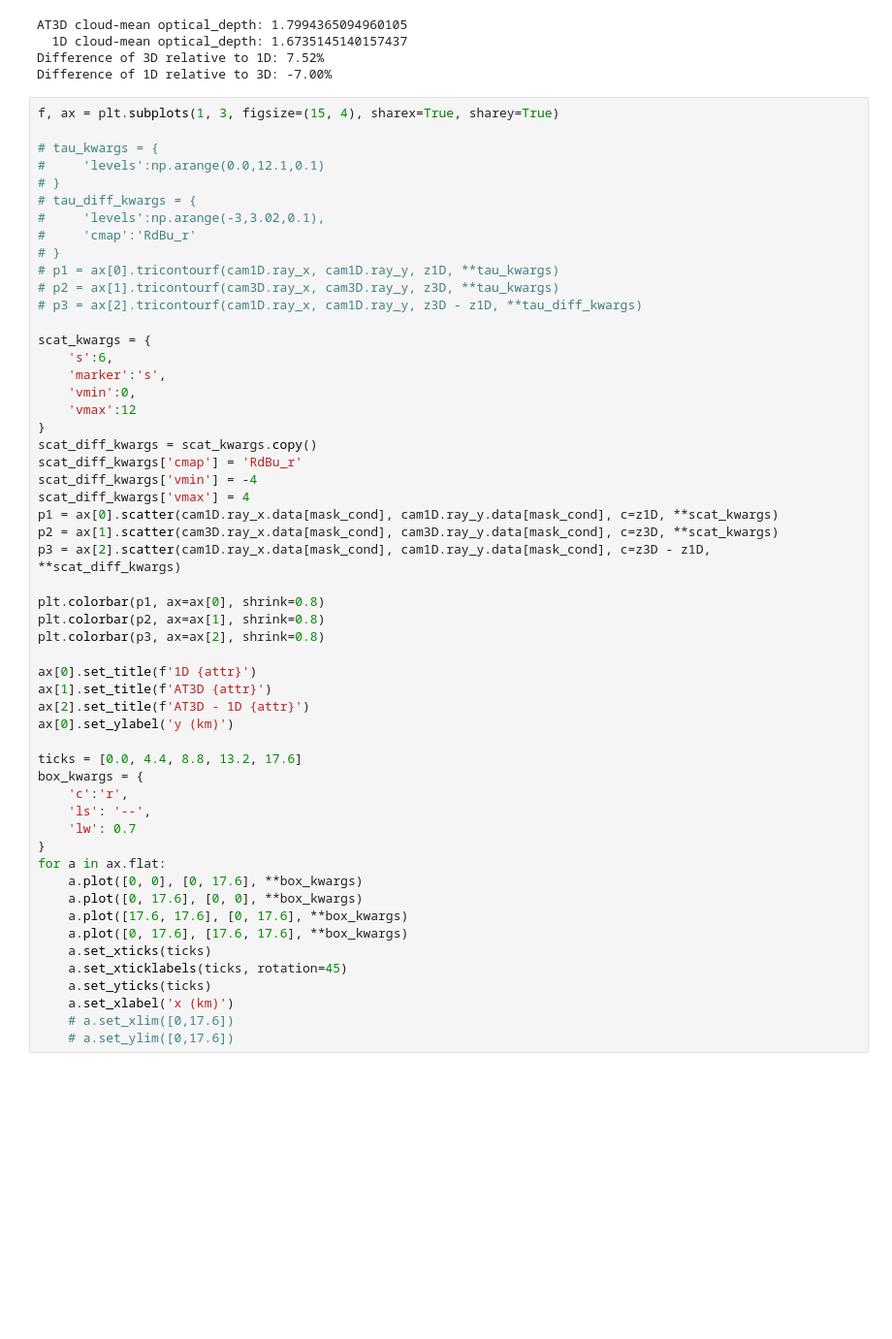
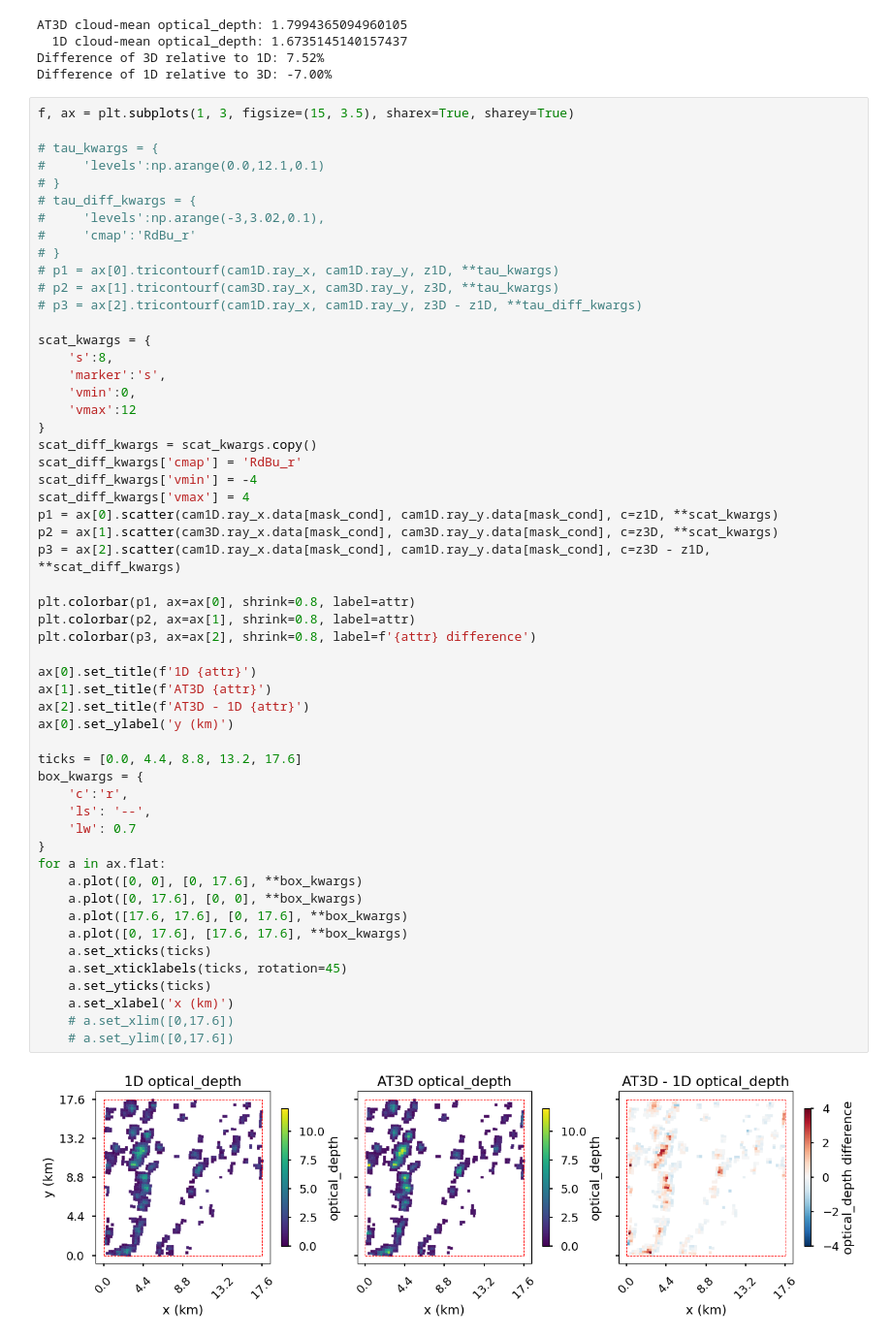
Before and after one commit to jlun17/misr-at3d-camp2ex, a Jupyter notebook: notebooks/investigation/single_retrieval/Tau1D.ipynb, the cells around one changed output. Shown at 97% size. Drawn from its saved outputs; the diff is of its cells as text; blank space fills up the shorter version.

```diff
--- a/notebooks/investigation/single_retrieval/Tau1D.ipynb
+++ b/notebooks/investigation/single_retrieval/Tau1D.ipynb
@@ -125,7 +130,7 @@ AT3D cloud-mean optical_depth: 1.7994365094960105
 Difference of 3D relative to 1D: 7.52%
 Difference of 1D relative to 3D: -7.00%
 # %%
-f, ax = plt.subplots(1, 3, figsize=(15, 4), sharex=True, sharey=True)
+f, ax = plt.subplots(1, 3, figsize=(15, 3.5), sharex=True, sharey=True)
 
 # tau_kwargs = {
 #     'levels':np.arange(0.0,12.1,0.1)
@@ -139,7 +144,7 @@ f, ax = plt.subplots(1, 3, figsize=(15, 4), sharex=True, sharey=True)
 # p3 = ax[2].tricontourf(cam1D.ray_x, cam1D.ray_y, z3D - z1D, **tau_diff_kwargs)
 
 scat_kwargs = {
-    's':6,
+    's':8,
     'marker':'s',
     'vmin':0,
     'vmax':12
@@ -148,36 +153,38 @@ scat_diff_kwargs = scat_kwargs.copy()
 scat_diff_kwargs['cmap'] = 'RdBu_r'
 scat_diff_kwargs['vmin'] = -4
 scat_diff_kwargs['vmax'] = 4
 p1 = ax[0].scatter(cam1D.ray_x.data[mask_cond], cam1D.ray_y.data[mask_cond], c=z1D, **scat_kwargs)
 p2 = ax[1].scatter(cam3D.ray_x.data[mask_cond], cam3D.ray_y.data[mask_cond], c=z3D, **scat_kwargs)
 p3 = ax[2].scatter(cam1D.ray_x.data[mask_cond], cam1D.ray_y.data[mask_cond], c=z3D - z1D, **scat_diff_kwargs)
 
-plt.colorbar(p1, ax=ax[0], shrink=0.8)
-plt.colorbar(p2, ax=ax[1], shrink=0.8)
-plt.colorbar(p3, ax=ax[2], shrink=0.8)
+plt.colorbar(p1, ax=ax[0], shrink=0.8, label=attr)
+plt.colorbar(p2, ax=ax[1], shrink=0.8, label=attr)
+plt.colorbar(p3, ax=ax[2], shrink=0.8, label=f'{attr} difference')
 
 ax[0].set_title(f'1D {attr}')
 ax[1].set_title(f'AT3D {attr}')
 ax[2].set_title(f'AT3D - 1D {attr}')
 ax[0].set_ylabel('y (km)')
 
 ticks = [0.0, 4.4, 8.8, 13.2, 17.6]
 box_kwargs = {
     'c':'r',
     'ls': '--',
     'lw': 0.7
 }
 for a in ax.flat:
     a.plot([0, 0], [0, 17.6], **box_kwargs)
     a.plot([0, 17.6], [0, 0], **box_kwargs)
     a.plot([17.6, 17.6], [0, 17.6], **box_kwargs)
     a.plot([0, 17.6], [17.6, 17.6], **box_kwargs)
     a.set_xticks(ticks)
     a.set_xticklabels(ticks, rotation=45)
     a.set_yticks(ticks)
     a.set_xlabel('x (km)')
     # a.set_xlim([0,17.6])
     # a.set_ylim([0,17.6])
+# %% [output]
+[figure, added]
 # %%
 f, ax = plt.subplots(1, 1, figsize=(7, 5))
 sns.histplot(x=z1D, y=z3D, ax=ax, bins=49, cbar=True, cbar_kws=dict(shrink=.8, label='counts'))
```
Also changed, not shown: parts of 3 cells of this notebook, 5 other files.
